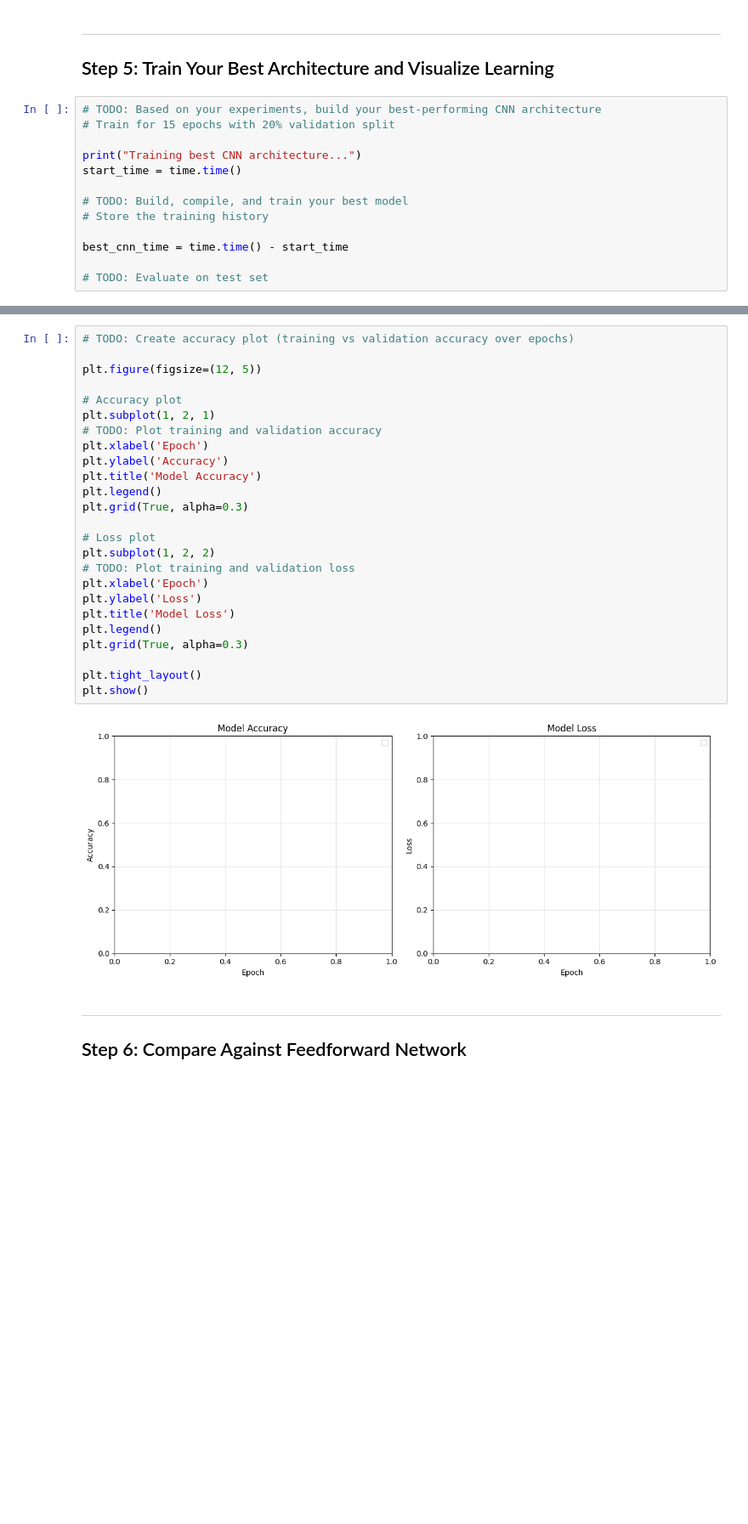
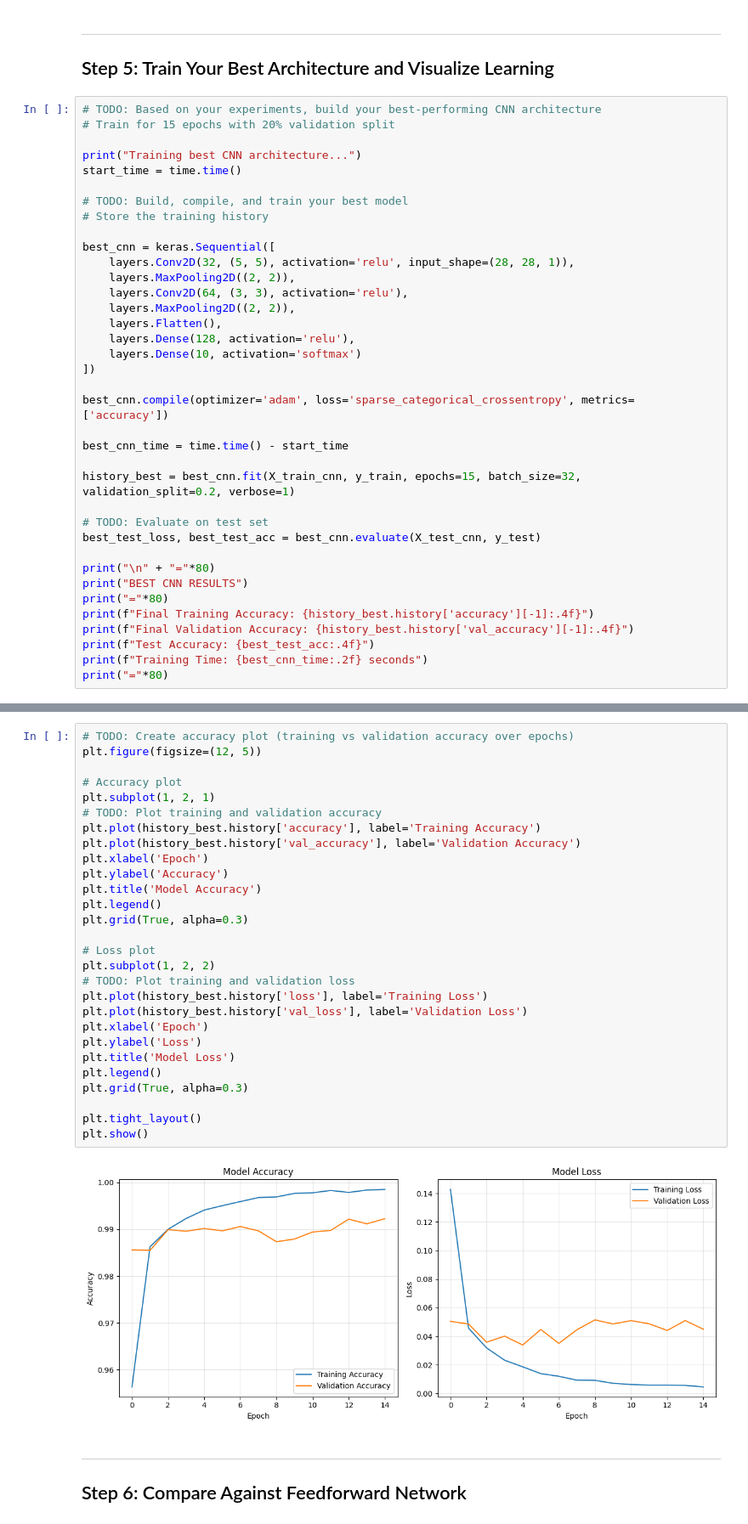
Before and after one commit to slogan02/assignment7, a Jupyter notebook: starter_notebook.ipynb, the cells around one changed output, grey strips where cells are left out. Shown at 85% size. Drawn from its saved outputs; the diff is of its cells as text; blank space fills up the shorter version.

```diff
--- a/starter_notebook.ipynb
+++ b/starter_notebook.ipynb
@@ -208,6 +402,30 @@ start_time = time.time()
 # TODO: Build, compile, and train your best model
 # Store the training history
 
+best_cnn = keras.Sequential([
+    layers.Conv2D(32, (5, 5), activation='relu', input_shape=(28, 28, 1)),
+    layers.MaxPooling2D((2, 2)),
+    layers.Conv2D(64, (3, 3), activation='relu'),
+    layers.MaxPooling2D((2, 2)),
+    layers.Flatten(),
+    layers.Dense(128, activation='relu'),
+    layers.Dense(10, activation='softmax')
+])
+
+best_cnn.compile(optimizer='adam', loss='sparse_categorical_crossentropy', metrics=['accuracy'])
+
 best_cnn_time = time.time() - start_time
 
+history_best = best_cnn.fit(X_train_cnn, y_train, epochs=15, batch_size=32, validation_split=0.2, verbose=1)
+
 # TODO: Evaluate on test set
+best_test_loss, best_test_acc = best_cnn.evaluate(X_test_cnn, y_test)
+
+print("\n" + "="*80)
+print("BEST CNN RESULTS")
+print("="*80)
+print(f"Final Training Accuracy: {history_best.history['accuracy'][-1]:.4f}")
+print(f"Final Validation Accuracy: {history_best.history['val_accuracy'][-1]:.4f}")
+print(f"Test Accuracy: {best_test_acc:.4f}")
+print(f"Training Time: {best_cnn_time:.2f} seconds")
+print("="*80)
@@ -214,30 +450,33 @@ best_cnn_time = time.time() - start_time
 # %%
 # TODO: Create accuracy plot (training vs validation accuracy over epochs)
-
 plt.figure(figsize=(12, 5))
 
 # Accuracy plot
 plt.subplot(1, 2, 1)
 # TODO: Plot training and validation accuracy
+plt.plot(history_best.history['accuracy'], label='Training Accuracy')
+plt.plot(history_best.history['val_accuracy'], label='Validation Accuracy')
 plt.xlabel('Epoch')
 plt.ylabel('Accuracy')
 plt.title('Model Accuracy')
 plt.legend()
 plt.grid(True, alpha=0.3)
 
 # Loss plot
 plt.subplot(1, 2, 2)
 # TODO: Plot training and validation loss
+plt.plot(history_best.history['loss'], label='Training Loss')
+plt.plot(history_best.history['val_loss'], label='Validation Loss')
 plt.xlabel('Epoch')
 plt.ylabel('Loss')
 plt.title('Model Loss')
 plt.legend()
 plt.grid(True, alpha=0.3)
 
 plt.tight_layout()
 plt.show()
 # %% [output]
-[figure, old version]
+[figure, new version]
 # %% [markdown]
 ---
 ## Step 6: Compare Against Feedforward Network
```
Also changed, not shown: parts of 22 cells of this notebook.
